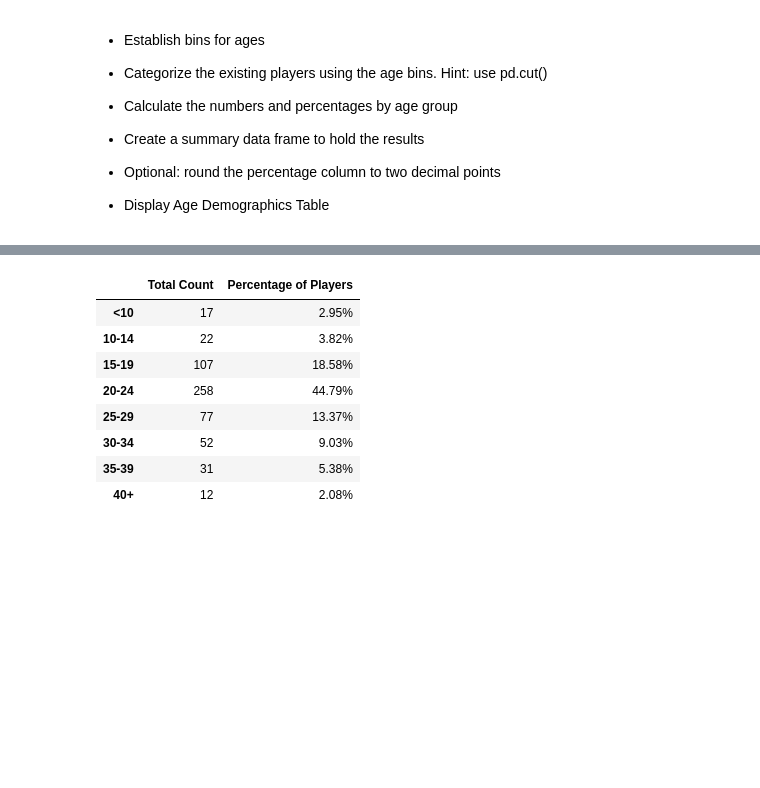
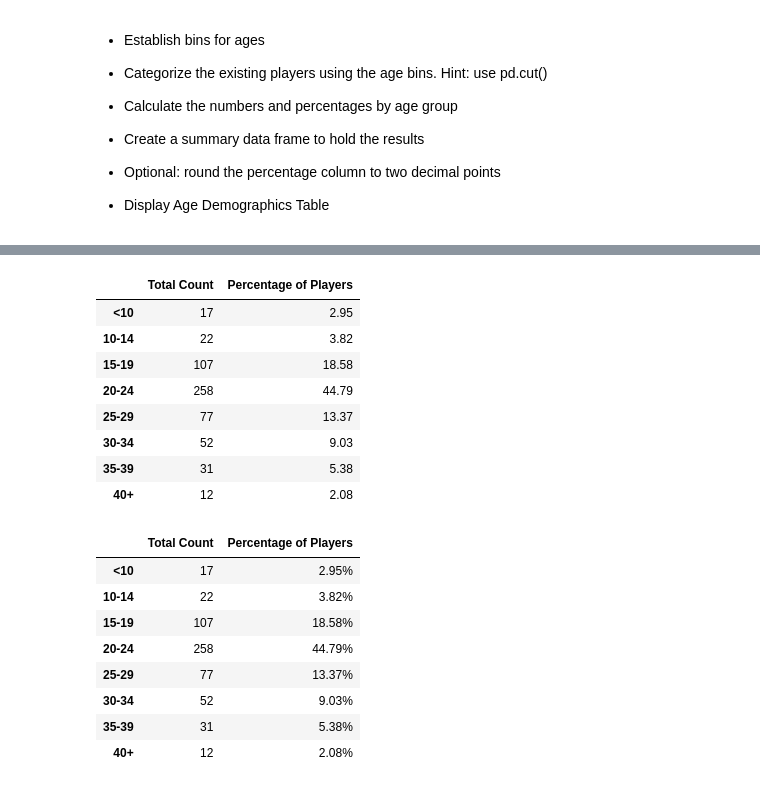
Before and after one commit to LinaSachuk/DU_HomeWork, a Jupyter notebook: pandas-challenge/HeroesOfPymoli/HeroesOfPymoli_starter.ipynb, the cells around one changed output, grey strips where cells are left out. Saved outputs shown, nothing was run; the diff lists cells and outputs as text; code cells hidden in the pictures; blank space fills up the shorter version.

```diff
--- a/pandas-challenge/HeroesOfPymoli/HeroesOfPymoli_starter.ipynb
+++ b/pandas-challenge/HeroesOfPymoli/HeroesOfPymoli_starter.ipynb
@@ -285,3 +319,34 @@ See the caveats in the documentation: http://pandas.pydata.org/pandas-docs/stabl
+# %%
+# Create new data frame with the added "Age Group" and group it
+age_grouped = df.groupby("Age Group")
+
+# Count total players by age category
+total_count_age = age_grouped["SN"].nunique()
+# print(total_count_age)
+
+# Calculate percentages by age category
+percentage_by_age = round((total_count_age/total_players) * 100, 2)
+# print(percentage_by_age)
+
+# Create data frame with obtained values
+age_demographics = pd.DataFrame({"Total Count": total_count_age, "Percentage of Players": percentage_by_age})
+# age_demographics
+# Format the data frame with no index name in the corner
+age_demographics.index.name = None
+
+# Format percentage with two decimal places
+age_demographics['Percentage of Players'] = ({"Percentage of Players":"{:,.2f}%"}) = .map("{: .2f}%".format
+age_demographics
+# %% [output]
+|  | Total Count | Percentage of Players |
+| <10 | 17 | 2.95 |
+| 10-14 | 22 | 3.82 |
+| 15-19 | 107 | 18.58 |
+| 20-24 | 258 | 44.79 |
+| 25-29 | 77 | 13.37 |
+| 30-34 | 52 | 9.03 |
+| 35-39 | 31 | 5.38 |
+| 40+ | 12 | 2.08 |
 # %%
 # %% [output]
 |  | Total Count | Percentage of Players |
```
Also changed, not shown: parts of 8 cells of this notebook, 2 other files.
